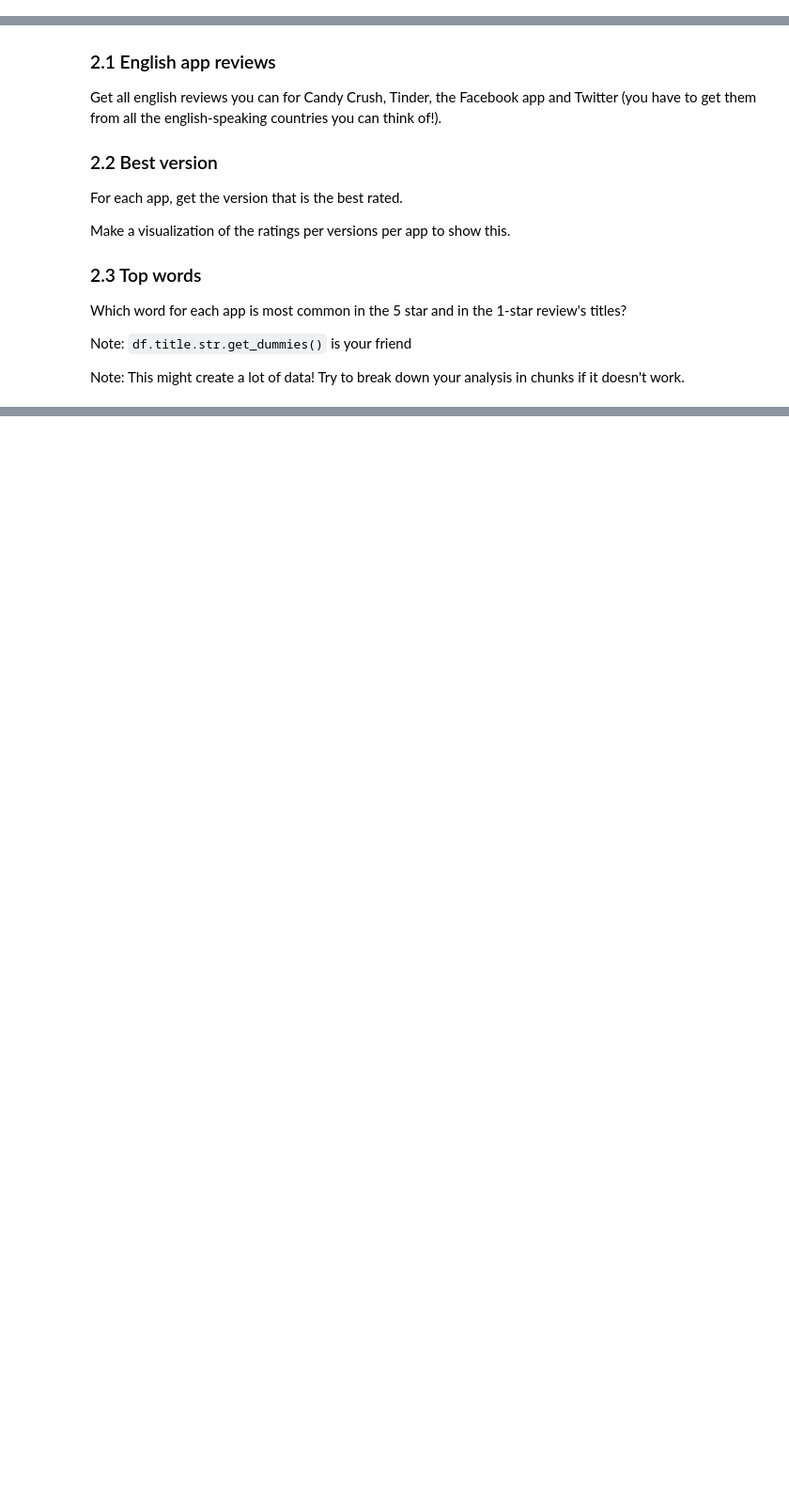
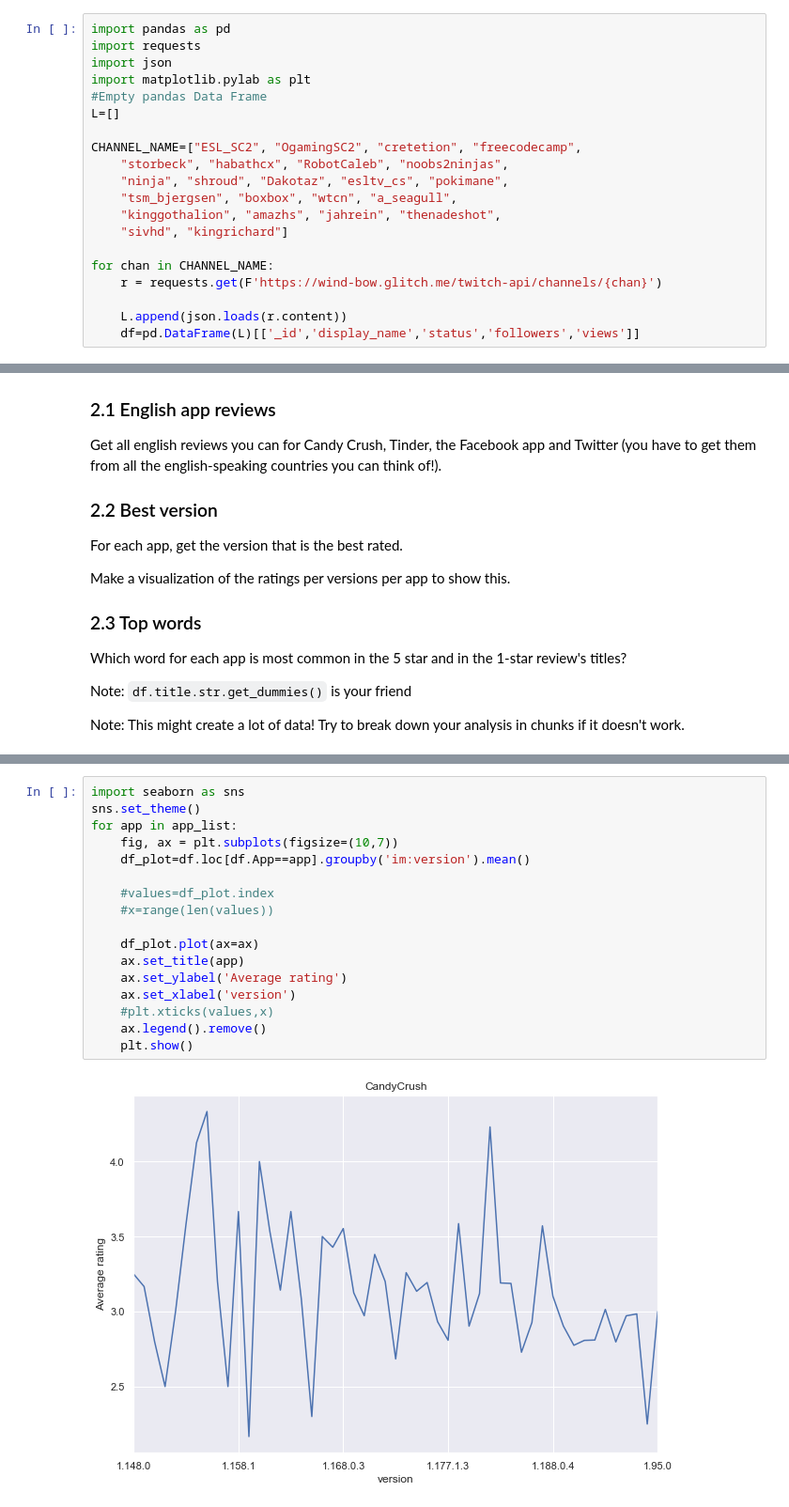
Before and after one commit to cb-ds-1/4-5-web-data, a Jupyter notebook: workshop.ipynb, the cells around one changed output, grey strips where cells are left out. Shown at 94% size. Saved outputs shown, nothing was run; the diff lists cells and outputs as text; blank space fills up the shorter version.

```diff
--- a/workshop.ipynb
+++ b/workshop.ipynb
@@ -17,3 +17,23 @@ Get the data from the following channels:
 To make into a dataframe that looks like this:
 
 ![](twitch.png)
+# %%
+import pandas as pd
+import requests
+import json
+import matplotlib.pylab as plt
+#Empty pandas Data Frame
+L=[]
+
+CHANNEL_NAME=["ESL_SC2", "OgamingSC2", "cretetion", "freecodecamp",
+    "storbeck", "habathcx", "RobotCaleb", "noobs2ninjas",
+    "ninja", "shroud", "Dakotaz", "esltv_cs", "pokimane",
+    "tsm_bjergsen", "boxbox", "wtcn", "a_seagull",
+    "kinggothalion", "amazhs", "jahrein", "thenadeshot",
+    "sivhd", "kingrichard"]
+
+for chan in CHANNEL_NAME:
+    r = requests.get(F'https://wind-bow.glitch.me/twitch-api/channels/{chan}')
+
+    L.append(json.loads(r.content))
+    df=pd.DataFrame(L)[['_id','display_name','status','followers','views']]
@@ -57,0 +184,19 @@ Note: This might create a lot of data! Try to break down your analysis in chunks
+# %%
+import seaborn as sns
+sns.set_theme()
+for app in app_list:
+    fig, ax = plt.subplots(figsize=(10,7))
+    df_plot=df.loc[df.App==app].groupby('im:version').mean()
+
+    #values=df_plot.index
+    #x=range(len(values))
+
+    df_plot.plot(ax=ax)
+    ax.set_title(app)
+    ax.set_ylabel('Average rating')
+    ax.set_xlabel('version')
+    #plt.xticks(values,x)
+    ax.legend().remove()
+    plt.show()
+# %% [output]
+[figure, added]
```
Also changed, not shown: parts of 7 cells of this notebook.
